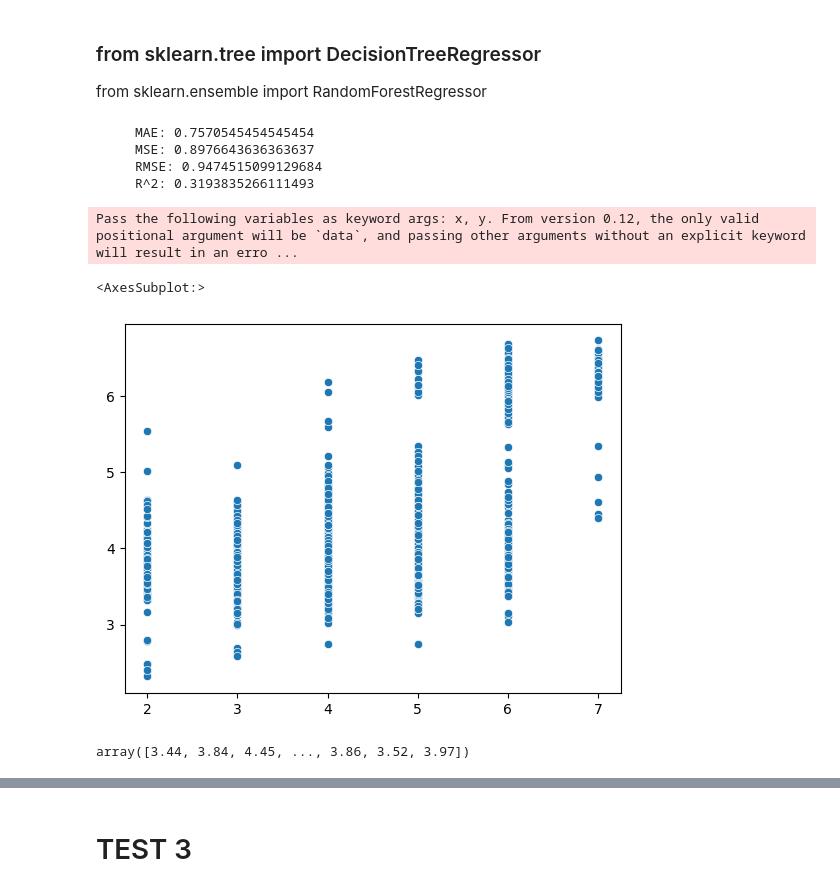
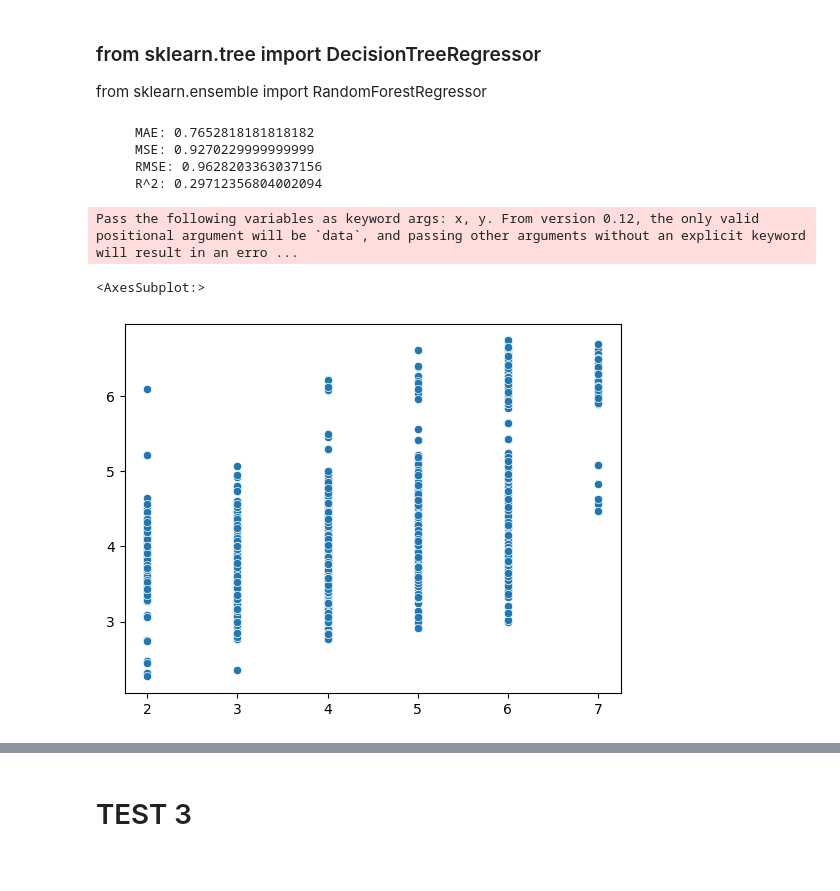
Before and after one commit to fahadalhrbi91/Bootcamp-Project-4-Machine-Learning, a Jupyter notebook: project4.ipynb, the cells around one changed output, grey strips where cells are left out. Cells and saved outputs as stored; diff of their text form; code cells hidden in the pictures.

```diff
--- a/project4.ipynb
+++ b/project4.ipynb
@@ -154,4 +154,4 @@ array([3, 4, 0, 1, 2])
 # %%
-DF['Mode_of_Shipment'] = DF['Mode_of_Shipment'].map({'Flight': 0, 'Ship': 1, 'Road': 2})
+DF['Mode_of_Shipment'] = DF['Mode_of_Shipment'].map({'Flight': 2, 'Ship': 0, 'Road': 1})
 DF['Mode_of_Shipment'].unique()
 # %% [output]
@@ -164,3 +164,5 @@ array([0, 1, 2])
+# %%
+DF['Weight_in_kg'] = DF['Weight_in_gms'] / 1000
 # %%
 DF
 # %% [output]
@@ -290,36 +534,41 @@ Index(['Warehouse_block', 'Mode_of_Shipment', 'Customer_care_calls',
 ### from sklearn.tree import DecisionTreeRegressor
 from sklearn.ensemble import RandomForestRegressor
 # %%
+X = DF[['Warehouse_block', 'Mode_of_Shipment', 'Customer_rating', 'Cost_of_the_Product', 'Prior_purchases', 'Product_importance', 'Gender', 'Discount_offered', 'Weight_in_gms', 'Reached.on.Time_Y.N']]
+y = DF['Customer_care_calls']
 X_train, X_test, y_train, y_test = train_test_split(X, y, test_size=0.2, random_state=13)
-model = RandomForestRegressor()
-model.fit(X_train, y_train)
-predictions = model.predict(X_test)
 
-mae = mean_absolute_error(y_test, predictions)
-mse = mean_squared_error(y_test, predictions)
-rmse = np.sqrt(mse)
-r2 =r2_score(y_test, predictions)
+model2 = RandomForestRegressor()
+model2.fit(X_train, y_train)
+predictions = model2.predict(X_test)
+
+mae2 = mean_absolute_error(y_test, predictions)
+mse2 = mean_squared_error(y_test, predictions)
+rmse2 = np.sqrt(mse2)
+r2_2 =r2_score(y_test, predictions)
+
 
 print(f'''
-     MAE: {mae}
-     MSE: {mse}
-     RMSE: {rmse}
-     R^2: {r2}
+     MAE: {mae2}
+     MSE: {mse2}
+     RMSE: {rmse2}
+     R^2: {r2_2}
 ''')
+sns.distplot((y_test-model2.predict(X_test)),bins=50)
 # %% [output]
-     MAE: 0.7570545454545454
-     MSE: 0.8976643636363637
-     RMSE: 0.9474515099129684
-     R^2: 0.3193835266111493
+     MAE: 0.7652818181818182
+     MSE: 0.9270229999999999
+     RMSE: 0.9628203363037156
+     R^2: 0.29712356804002094
 # %%
-sns.scatterplot(np.array(y_test),model.predict(X_test)
+sns.scatterplot(np.array(y_test),model2.predict(X_test)
 )
 # %% [output]
 Pass the following variables as keyword args: x, y. From version 0.12, the only valid positional argument will be `data`, and passing other arguments without an explicit keyword will result in an erro ...
 <AxesSubplot:>
-[figure, old version]
+[figure, new version]
 # %%
-predict=model.predict(X_test)
-predict
+predict=model2.predict(X_test)
+predict_rounded = np.round(predict)
+
+# predict_rounded
-# %% [output]
-array([3.44, 3.84, 4.45, ..., 3.86, 3.52, 3.97])
```
Also changed, not shown: parts of 48 cells of this notebook, 3 other files.
